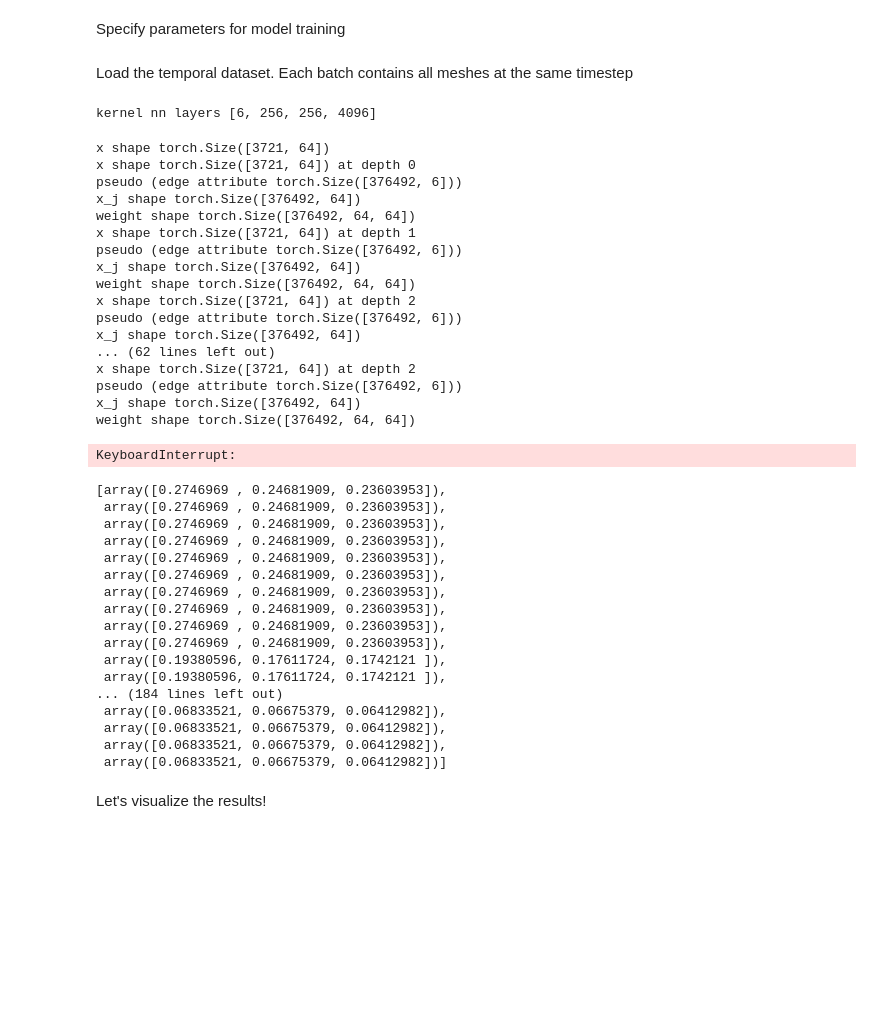
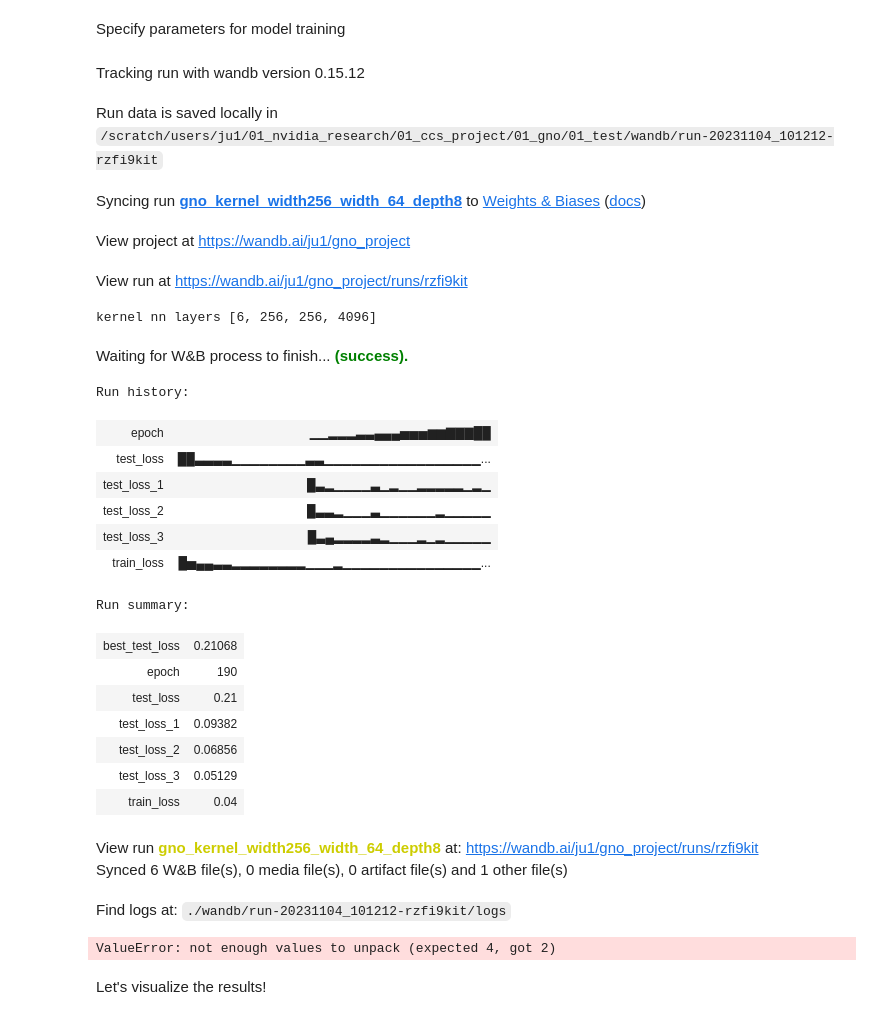
Before and after one commit to IsaacJu-debug/graph-pde, a Jupyter notebook: graph-neural-operator/gno_mgn_comparison.ipynb, the cells around one changed output. Saved outputs shown, nothing was run; the diff lists cells and outputs as text; code cells hidden in the pictures; blank space fills up the shorter version.

Commit message:
implement mgk ino nkn. do simple test

```diff
--- a/graph-neural-operator/gno_mgn_comparison.ipynb
+++ b/graph-neural-operator/gno_mgn_comparison.ipynb
@@ -80,14 +84,14 @@ radius_test = 0.1 # radius of test data
 print('resolution', s)
 print('number of nodes', n)
 
-ntrain = 100 # number of training examples
-ntest = 40  # number of test examples
+ntrain = 100
+ntest = 40
 
 batch_size = 1
 batch_size2 = 2
 width = 64
 ker_width = 256
-depth = 3
+depth = 8
 edge_features = 6
 node_features = 6
 
@@ -125,6 +129,7 @@ for args in [
          'data_type': 'darcy',
          'width': width,
          'ker_width': ker_width,
+         'use_kernel':True,
          'depth': depth,
          'batch_size': batch_size,
          'ntrain':ntrain,
@@ -139,6 +144,10 @@ for args in [
          'scheduler_step': 50,
          'scheduler_gamma': 0.8,
          'save_best_model': True,
+        'wandb_usr': 'ju1',
+         'no_wandb': True,
+         'online': True,
+         'exp_name': 'mgo',
          'checkpoint_dir': './best_models/',
           'modelsummary_dir': './model_details/',
          'postprocess_dir': './2d_loss_plots/'},
@@ -893,64 +816,51 @@ def test(test_loader_list, args, device, model, u_normalizer, myloss):
 # Let's prepare the model for training!
 # %% [markdown]
 Specify parameters for model training
-# %% [markdown]
-Load the temporal dataset. Each batch contains all meshes at the same timestep
 # %%
 torch.cuda.empty_cache()
 # %%
+#%debug
 device = 'cuda' if torch.cuda.is_available() else 'cpu'
 args.device = device
 
 test_loader_list = [test_loader16, test_loader31, test_loader61]
 losses, test_losses, best_model, best_test_loss = train(train_loader,
                                                           test_loader_list,
                                                           u_normalizer,
                                                           device,
                                                           args,
+                                                          KernelNN, grid = grid,
                                                           PATH=None)
 
 print("Min test set loss: {0}".format(min(test_losses)))
 print("Minimum loss: {0}".format(min(losses)))
 # %% [output]
+Tracking run with wandb version 0.15.12
+Run data is saved locally in /scratch/users/ju1/01_nvidia_research/01_ccs_project/01_gno/01_test/wandb/run-20231104_101212-rzfi9kit
+Syncing run gno_kernel_width256_width_64_depth8 to Weights & Biases (docs)
+View project at https://wandb.ai/ju1/gno_project
+View run at https://wandb.ai/ju1/gno_project/runs/rzfi9kit
 kernel nn layers [6, 256, 256, 4096]
+Waiting for W&B process to finish... (success).
-x shape torch.Size([3721, 64])
-x shape torch.Size([3721, 64]) at depth 0
-pseudo (edge attribute torch.Size([376492, 6]))
-x_j shape torch.Size([376492, 64])
-weight shape torch.Size([376492, 64, 64])
-x shape torch.Size([3721, 64]) at depth 1
-pseudo (edge attribute torch.Size([376492, 6]))
-x_j shape torch.Size([376492, 64])
-weight shape torch.Size([376492, 64, 64])
-x shape torch.Size([3721, 64]) at depth 2
-pseudo (edge attribute torch.Size([376492, 6]))
-x_j shape torch.Size([376492, 64])
-... (62 lines left out)
-x shape torch.Size([3721, 64]) at depth 2
-pseudo (edge attribute torch.Size([376492, 6]))
-x_j shape torch.Size([376492, 64])
-weight shape torch.Size([376492, 64, 64])
+Run history:
+| epoch | ▁▁▂▂▂▃▃▄▄▄▅▅▅▆▆▇▇▇██ |
+| test_loss | ██▃▃▃▃▁▁▁▁▁▁▁▁▃▃▁▁▁▁▁▁▁▁▁▁▁▁▁▁▁▁▁... |
+| test_loss_1 | █▃▂▁▁▁▁▃▁▂▁▁▂▂▂▂▂▁▂▁ |
+| test_loss_2 | █▃▃▂▁▁▁▃▁▁▁▁▁▁▂▁▁▁▁▁ |
+| test_loss_3 | █▃▄▂▂▂▂▃▂▁▁▁▂▁▂▁▁▁▁▁ |
+| train_loss | █▅▄▄▃▃▂▂▂▂▂▂▂▂▁▁▁▂▁▁▁▁▁▁▁▁▁▁▁▁▁▁▁... |
-KeyboardInterrupt:
+Run summary:
+| best_test_loss | 0.21068 |
+| epoch | 190 |
+| test_loss | 0.21 |
+| test_loss_1 | 0.09382 |
+| test_loss_2 | 0.06856 |
+| test_loss_3 | 0.05129 |
+| train_loss | 0.04 |
+View run gno_kernel_width256_width_64_depth8 at: https://wandb.ai/ju1/gno_project/runs/rzfi9kit
+Synced 6 W&B file(s), 0 media file(s), 0 artifact file(s) and 1 other file(s)
+Find logs at: ./wandb/run-20231104_101212-rzfi9kit/logs
+ValueError: not enough values to unpack (expected 4, got 2)
-# %%
-test_losses
-# %% [output]
-[array([0.2746969 , 0.24681909, 0.23603953]),
- array([0.2746969 , 0.24681909, 0.23603953]),
- array([0.2746969 , 0.24681909, 0.23603953]),
- array([0.2746969 , 0.24681909, 0.23603953]),
- array([0.2746969 , 0.24681909, 0.23603953]),
- array([0.2746969 , 0.24681909, 0.23603953]),
- array([0.2746969 , 0.24681909, 0.23603953]),
- array([0.2746969 , 0.24681909, 0.23603953]),
- array([0.2746969 , 0.24681909, 0.23603953]),
- array([0.2746969 , 0.24681909, 0.23603953]),
- array([0.19380596, 0.17611724, 0.1742121 ]),
- array([0.19380596, 0.17611724, 0.1742121 ]),
-... (184 lines left out)
- array([0.06833521, 0.06675379, 0.06412982]),
- array([0.06833521, 0.06675379, 0.06412982]),
- array([0.06833521, 0.06675379, 0.06412982]),
- array([0.06833521, 0.06675379, 0.06412982])]
 # %% [markdown]
 Let's visualize the results!
 # %%
```
Also changed, not shown: parts of 23 cells of this notebook, 1 other file.
